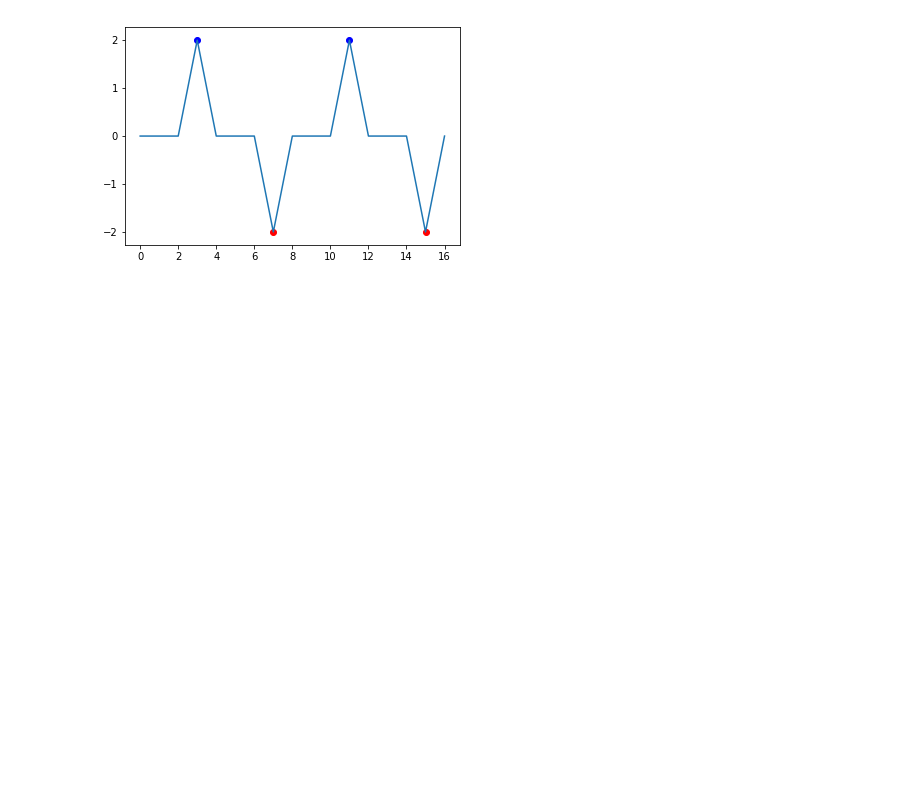
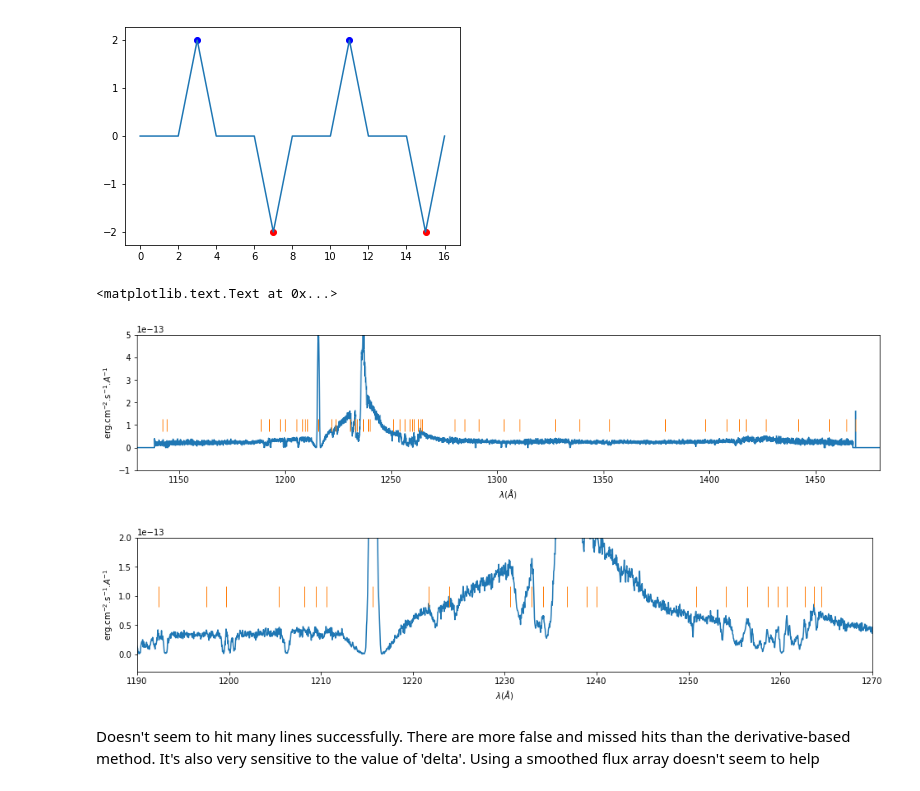
Before and after one commit to ibusko/experiments_specviz, a Jupyter notebook: experiment_feature_detection.ipynb, the cells around one changed output. Cells and saved outputs as stored; diff of their text form; code cells hidden in the pictures; blank space fills up the shorter version.

```diff
--- a/experiment_feature_detection.ipynb
+++ b/experiment_feature_detection.ipynb
@@ -329,3 +329,30 @@ if __name__=="__main__":
     show()
 # %% [output]
 [figure]
+# %%
+peak_indices, peak_values = peakdet(convolved_flux, 8.E-15)
+
+peak_indices = np.ndarray.astype(peak_indices, int)
+
+markers = np.full(convolved_flux.shape, -100.)
+markers[peak_indices] = 1.e-13
+
+plt.figure(figsize=SIZE)
+plt.plot(wave, flux)
+plt.plot(wave, markers, '|', markersize=15)
+plt.axis([xmin, xmax, -1.e-13, 5.e-13])
+plt.xlabel(x_label)
+plt.ylabel(y_label)
+
+plt.figure(figsize=SIZE)
+plt.plot(wave, flux)
+plt.plot(wave, markers, '|', markersize=25)
+plt.axis([1190., 1270., -0.3e-13, 2.e-13])
+plt.xlabel(x_label)
+plt.ylabel(y_label)
+# %% [output]
+<matplotlib.text.Text at 0x...>
+[figure, added]
+[figure, added]
+# %% [markdown]
+Doesn't seem to hit many lines successfully. There are more false and missed hits than the derivative-based method. It's also very sensitive to the value of 'delta'. Using a smoothed flux array doesn't seem to help
```
Also changed, not shown: parts of 5 cells of this notebook.
